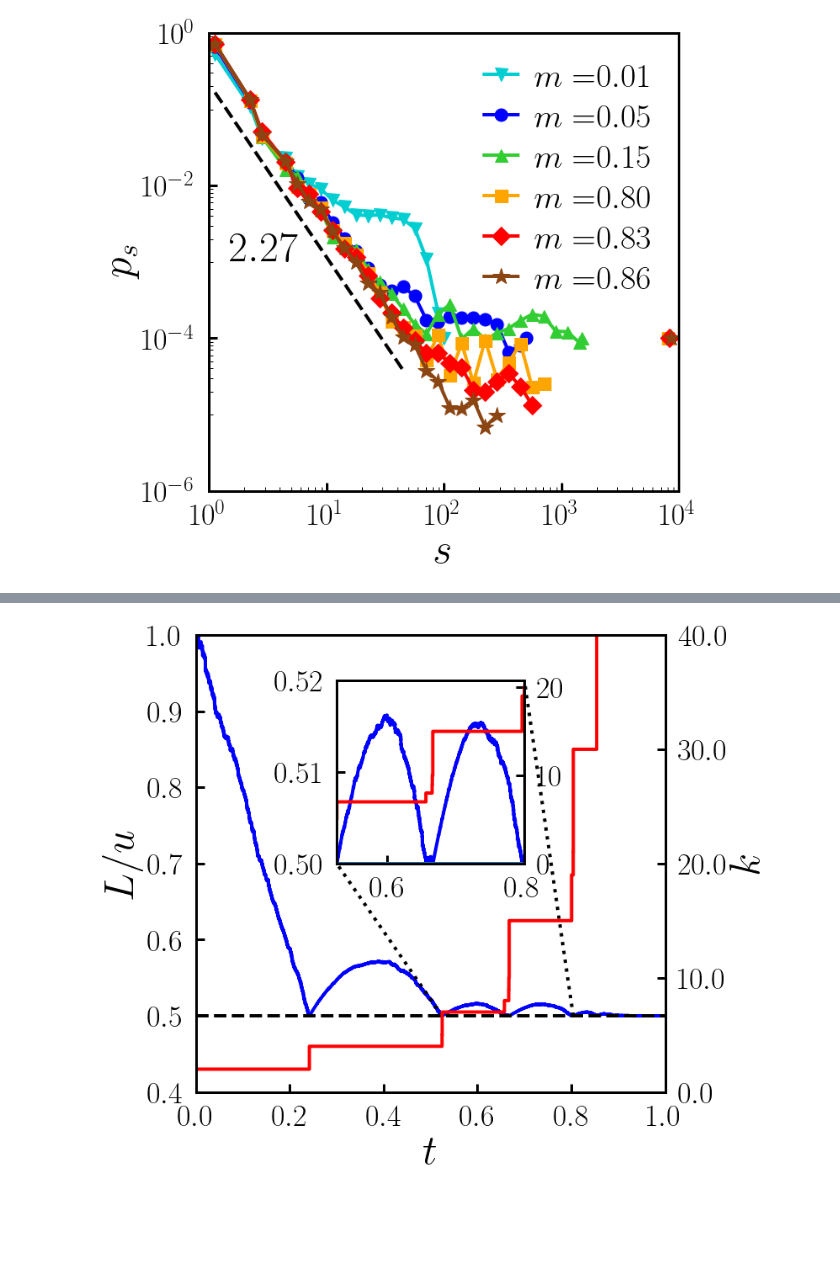
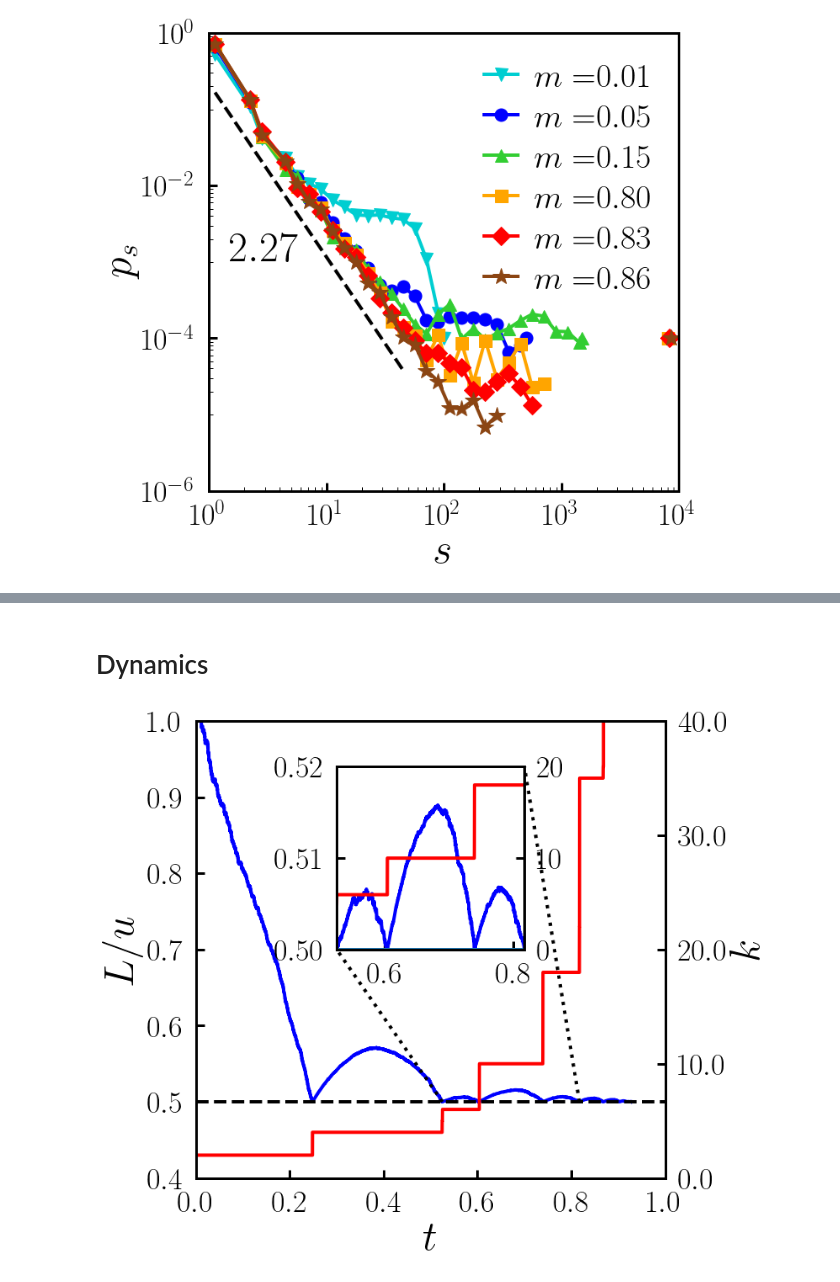
Before and after one commit to hoyunchoi/mBFW, a Jupyter notebook: main-plot.ipynb, the cells around one changed output, grey strips where cells are left out. Cells and saved outputs as stored; diff of their text form; code cells hidden in the pictures; blank space fills up the shorter version.

```diff
--- a/main-plot.ipynb
+++ b/main-plot.ipynb
@@ -38,7 +39,8 @@ deltaAcceptanceDistribution_during = {}
 interEventTime_DeltaAcceptance = {}
 upperBound_DeltaAcceptance = {}
 deltaUpperBound_DeltaAcceptance = {}
-dynamics = {}
+dynamics_before = {}
+dynamics_during = {}
 
 orderParameter[networkSize, acceptanceThreshold] = read("orderParameter", networkSize, acceptanceThreshold)
 logBinOrderParameter[networkSize, acceptanceThreshold] = read("orderParameter/", networkSize, acceptanceThreshold)
@@ -61,7 +63,8 @@ deltaAcceptanceDistribution_during[networkSize, acceptanceThreshold] = read("del
 interEventTime_DeltaAcceptance[networkSize, acceptanceThreshold] = read("interEventTime_DeltaAcceptance", networkSize, acceptanceThreshold)
 upperBound_DeltaAcceptance[networkSize, acceptanceThreshold] = read("upperBound_DeltaAcceptance", networkSize, acceptanceThreshold)
 deltaUpperBound_DeltaAcceptance[networkSize, acceptanceThreshold] = read("deltaUpperBound_DeltaAcceptance", networkSize, acceptanceThreshold)
-dynamics[networkSize, acceptanceThreshold] = read("dynamics", networkSize, acceptanceThreshold)
+dynamics_before[networkSize, acceptanceThreshold] = read("dynamics", networkSize, acceptanceThreshold)
+dynamics_during[networkSize, acceptanceThreshold] = read("dynamics/", networkSize, acceptanceThreshold)
 # %% [markdown]
 # Graph
 # %%
@@ -232,0 +712,2 @@ plt.show()
+# %% [markdown]
+# Dynamics
@@ -233,19 +740,11 @@ plt.show()
 # %%
 _, ax = plt.subplots()
 
-networkSize = 10000
-acceptanceThreshold = 0.5
-
-# default and inset data
-L, U, PL, PU, M, K, _ = dynamics[networkSize, acceptanceThreshold]
-startIndex = 10494
-endIndex = 16100
-l = L[startIndex:endIndex]
-u = U[startIndex:endIndex]
-k = K[startIndex:endIndex]
+inset_x = 0.3
+inset_y = 0.5
 
 # default plot
-ax.plot(L/networkSize, L/U, color='blue')
+ax.plot(L, A, color='blue')
 ax.plot([0,1], [acceptanceThreshold, acceptanceThreshold], 'k--')
 
 # default setting
@@ -263,46 +762,45 @@ ax.set_yticklabels(list_latexFloat(ytick, 1))
 # zoom line
 inset_x = 0.3
 inset_y = 0.5
-ax.plot([L[startIndex]/networkSize, inset_x], [0.5, (acceptanceThreshold+0.9)*inset_y], 'k:')
-ax.plot([L[endIndex]/networkSize, inset_x+0.4], [0.5, (acceptanceThreshold+0.9)*inset_y+(1.1-acceptanceThreshold)*0.4], 'k:')
-
+ax.plot([L[startIndex], inset_x], [0.5, (acceptanceThreshold+0.9)*inset_y], 'k:')
+ax.plot([L[endIndex], inset_x+0.4], [0.5, (acceptanceThreshold+0.9)*inset_y+(1.1-acceptanceThreshold)*0.4], 'k:')
 
 # twin plot
 ax1 = ax.twinx()
-ax1.plot(L/networkSize, K, color='red')
+ax1.plot(L, K, color='red')
 
 # twin setting
 ax1.set_ylabel(latexString("k"))
 ax1.set_ylim([0,40])
 ytick = np.linspace(0,40,5)
 ax1.set_yticks(ytick)
 ax1.set_yticklabels(list_latexFloat(ytick, 0))
 
 # inset plot
 ax2 = inset_axes(ax, width="40%", height="40%", loc='lower left', bbox_to_anchor=(inset_x, inset_y, 1, 1), bbox_transform=ax.transAxes, borderpad=0.0)
-ax2.plot(l/networkSize, l/u, color='blue')
-ax2.plot([l[0]/networkSize, l[-1]/networkSize], [acceptanceThreshold, acceptanceThreshold])
+ax2.plot(l, a, color='blue')
+ax2.plot([l[0], l[-1]], [acceptanceThreshold, acceptanceThreshold])
 
 # inset settting
-ax2.set_xlim([l[0]/networkSize, l[-1]/networkSize])
+ax2.set_xlim([l[0], l[-1]])
 ax2.set_ylim([acceptanceThreshold, acceptanceThreshold+0.02])
 xtick = [0.6,0.8]
 ytick = [0.5,0.51,0.52]
 ax2.set_xticks(xtick)
 ax2.set_yticks(ytick)
 ax2.set_xticklabels(list_latexFloat(xtick, 1))
 ax2.set_yticklabels(list_latexFloat(ytick, 2))
 
 # inset twin plot
 ax3 = ax2.twinx()
-ax3.plot(l/networkSize, k, color='red')
+ax3.plot(l, k, color='red')
 
 # inset twin setting
 ytick = [0,10,20]
 ax3.set_yticks(ytick)
 ax3.set_yticklabels(list_latexFloat(ytick, 0))
 
 # save and show
 plt.show()
 # %% [output]
-[figure, old version]
+[figure, new version]
```
Also changed, not shown: parts of 22 cells of this notebook, 5 other files.
